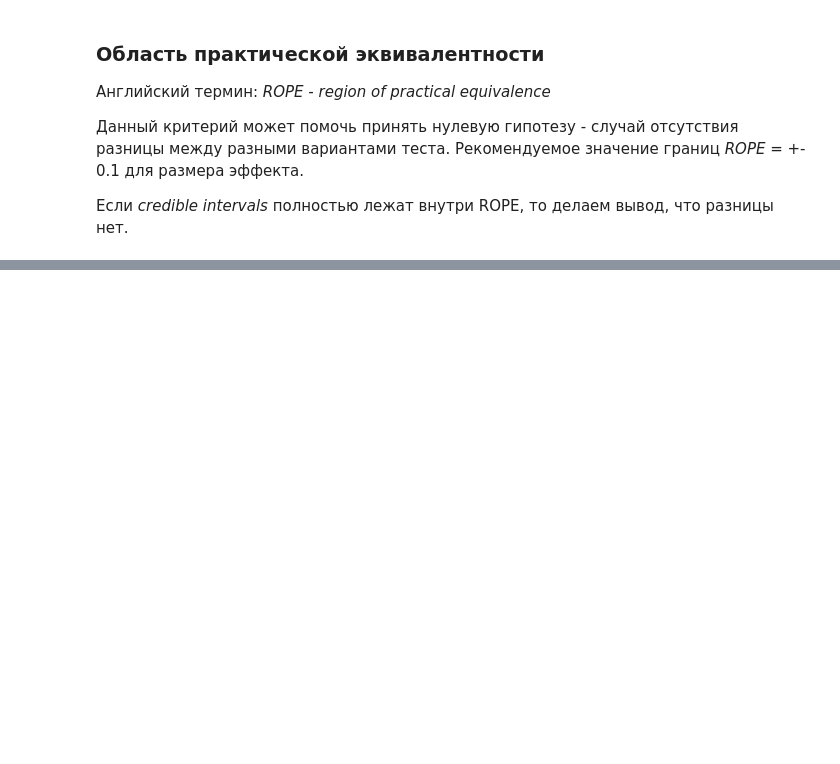
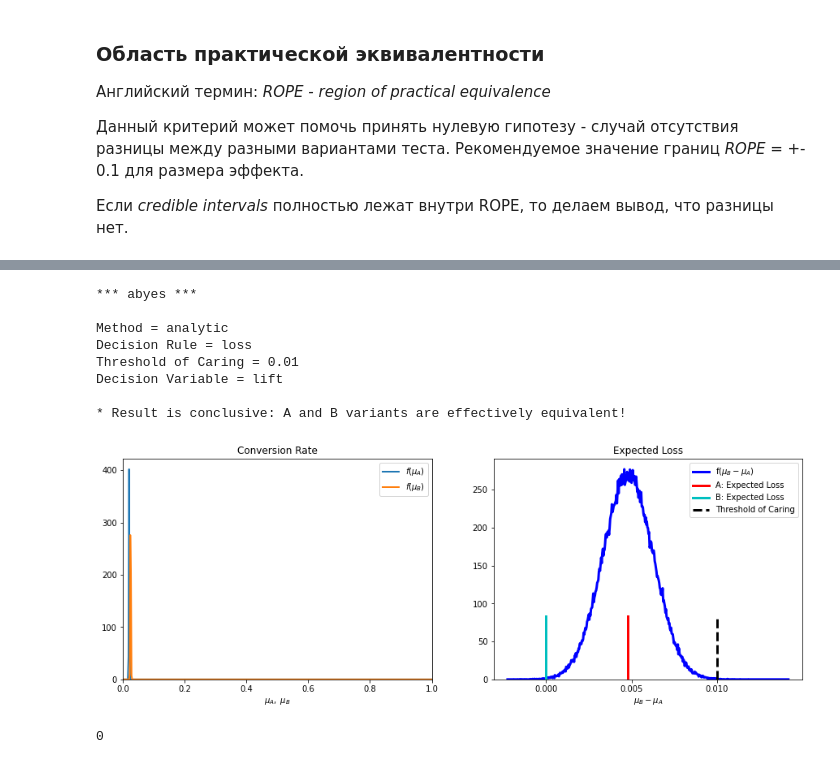
Before and after one commit to iakubovskii7/AB, a Jupyter notebook: Description algorithms/Bayesian_algorithms.ipynb, the cells around one changed output, grey strips where cells are left out. Cells and saved outputs as stored; diff of their text form; code cells hidden in the pictures; blank space fills up the shorter version.

```diff
--- a/Description algorithms/Bayesian_algorithms.ipynb
+++ b/Description algorithms/Bayesian_algorithms.ipynb
@@ -132,0 +139,18 @@ $
+# %%
+import abyes as ab
+data = np.random.binomial([1, 1], [0.02, 0.025], size=(20000, 2))
+
+exp = ab.AbExp(method='analytic', decision_var = 'lift',
+               rule='loss', toc=0.01, alpha=0.95, plot=True)
+exp.experiment(data.T)
+# %% [output]
+*** abyes ***
+
+Method = analytic
+Decision Rule = loss
+Threshold of Caring = 0.01
+Decision Variable = lift
+
+* Result is conclusive: A and B variants are effectively equivalent!
+[figure, added]
+0
```
Also changed, not shown: parts of 8 cells of this notebook, 2 other files.
